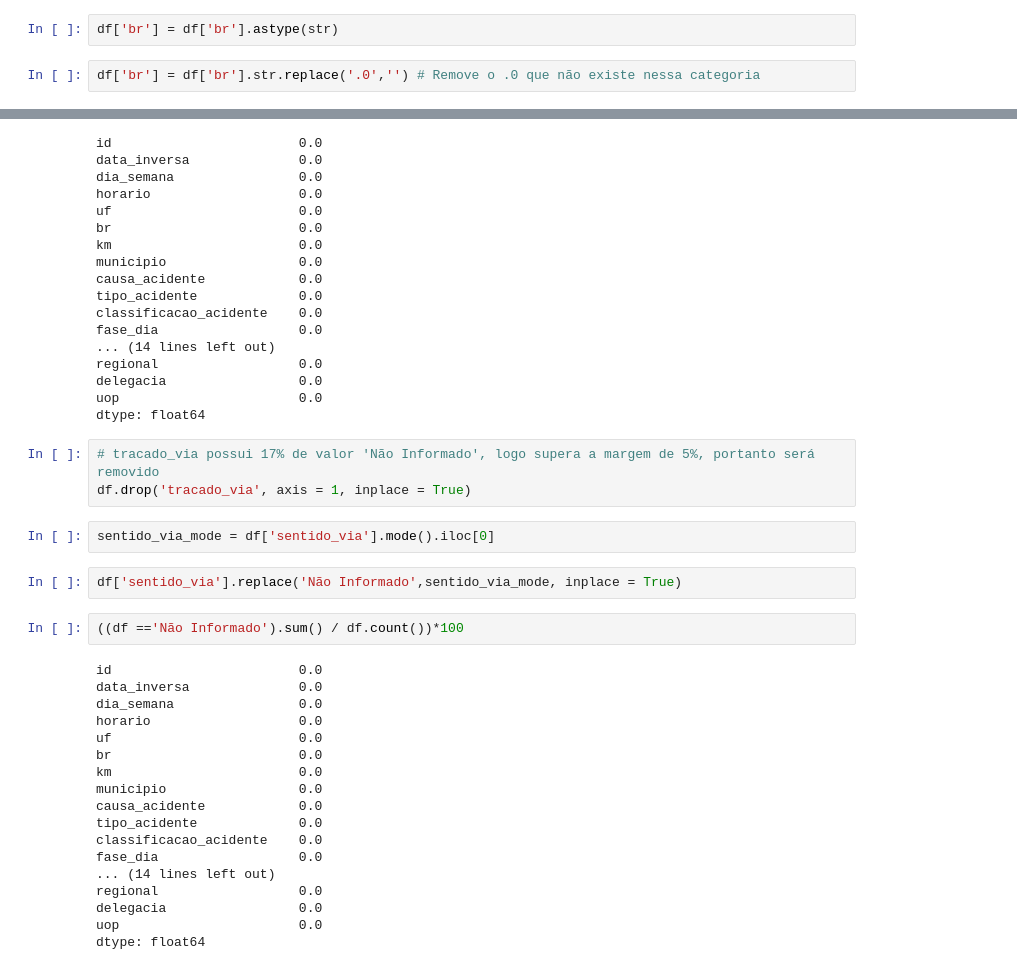
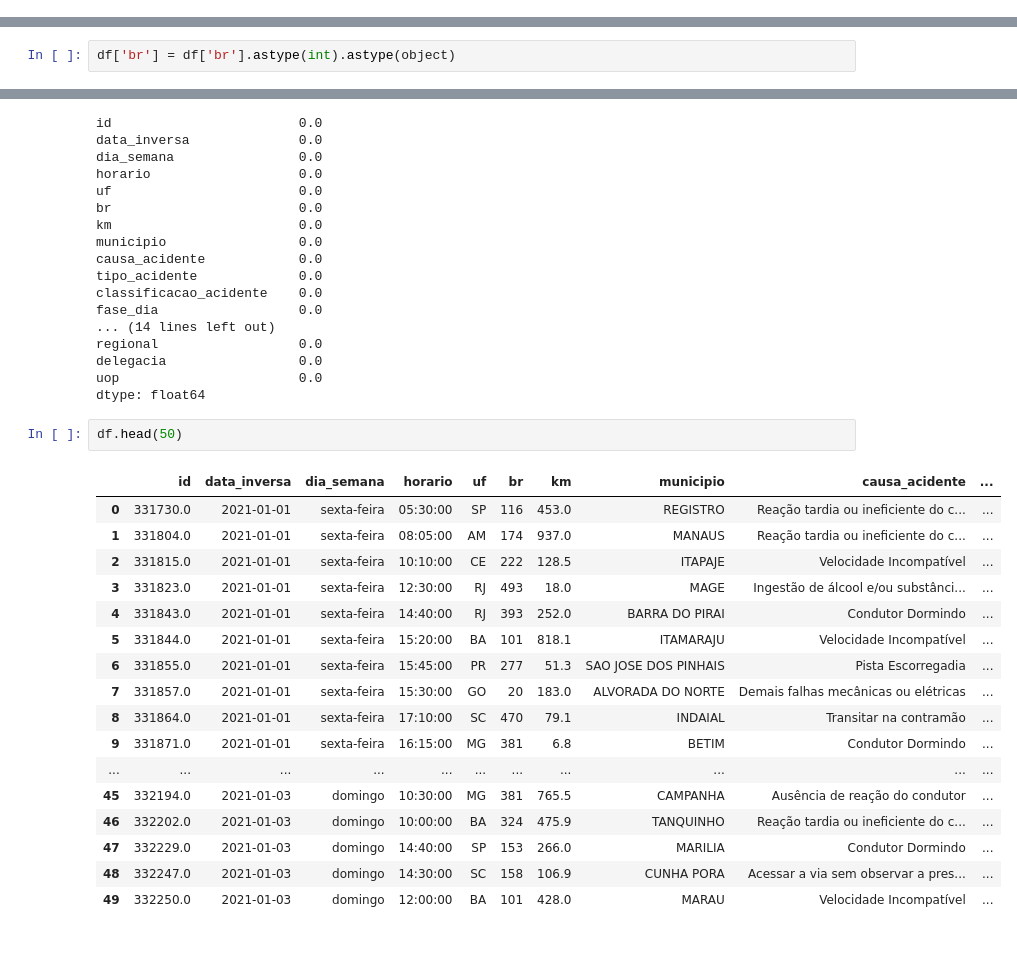
Before and after one commit to Muniz97/Data-Science---Federal-road-accidents---Brazil, a Jupyter notebook: 1 - Data Clean/Federal_accidents_Data_Clean.ipynb, the cells around one changed output, grey strips where cells are left out. Drawn from its saved outputs; the diff is of its cells as text.

```diff
--- a/1 - Data Clean/Federal_accidents_Data_Clean.ipynb
+++ b/1 - Data Clean/Federal_accidents_Data_Clean.ipynb
@@ -70,4 +25,0 @@ memory usage: 42.2+ MB
-# %%
-df['br'] = df['br'].astype(str)
-# %%
-df['br'] = df['br'].str.replace('.0','') # Remove o .0 que não existe nessa categoria
@@ -130,6 +72,8 @@ dtype: float64
 df['km'].fillna(df['km'].mean(), inplace = True)
 # %%
 df[['br', 'regional', 'delegacia', 'uop']] = df[['br', 'regional', 'delegacia', 'uop']].apply(lambda col: col.fillna(col.mode().iloc[0]))
+# %%
+df['br'] = df['br'].astype(int).astype(object)
 # %%
 # Revendo a tratativa
 (df.isnull().sum() / df.count()) * 100
@@ -171,30 +142,23 @@ regional                  0.0
 delegacia                 0.0
 uop                       0.0
 dtype: float64
-# %%
-# tracado_via possui 17% de valor 'Não Informado', logo supera a margem de 5%, portanto será removido
-df.drop('tracado_via', axis = 1, inplace = True)
-# %%
-sentido_via_mode = df['sentido_via'].mode().iloc[0]
-# %%
-df['sentido_via'].replace('Não Informado',sentido_via_mode, inplace = True)
-# %%
-((df =='Não Informado').sum() / df.count())*100
-# %% [output]
-id                        0.0
-data_inversa              0.0
-dia_semana                0.0
-horario                   0.0
-uf                        0.0
-br                        0.0
-km                        0.0
-municipio                 0.0
-causa_acidente            0.0
-tipo_acidente             0.0
-classificacao_acidente    0.0
-fase_dia                  0.0
-... (14 lines left out)
-regional                  0.0
-delegacia                 0.0
-uop                       0.0
-dtype: float64
+# %%
+df.head(50)
+# %% [output]
+|  | id | data_inversa | dia_semana | horario | uf | br | km | municipio | causa_acidente | ... |
+| 0 | 331730.0 | 2021-01-01 | sexta-feira | 05:30:00 | SP | 116 | 453.0 | REGISTRO | Reação tardia ou ineficiente do c... | ... |
+| 1 | 331804.0 | 2021-01-01 | sexta-feira | 08:05:00 | AM | 174 | 937.0 | MANAUS | Reação tardia ou ineficiente do c... | ... |
+| 2 | 331815.0 | 2021-01-01 | sexta-feira | 10:10:00 | CE | 222 | 128.5 | ITAPAJE | Velocidade Incompatível | ... |
+| 3 | 331823.0 | 2021-01-01 | sexta-feira | 12:30:00 | RJ | 493 | 18.0 | MAGE | Ingestão de álcool e/ou substânci... | ... |
+| 4 | 331843.0 | 2021-01-01 | sexta-feira | 14:40:00 | RJ | 393 | 252.0 | BARRA DO PIRAI | Condutor Dormindo | ... |
+| 5 | 331844.0 | 2021-01-01 | sexta-feira | 15:20:00 | BA | 101 | 818.1 | ITAMARAJU | Velocidade Incompatível | ... |
+| 6 | 331855.0 | 2021-01-01 | sexta-feira | 15:45:00 | PR | 277 | 51.3 | SAO JOSE DOS PINHAIS | Pista Escorregadia | ... |
+| 7 | 331857.0 | 2021-01-01 | sexta-feira | 15:30:00 | GO | 20 | 183.0 | ALVORADA DO NORTE | Demais falhas mecânicas ou elétricas | ... |
+| 8 | 331864.0 | 2021-01-01 | sexta-feira | 17:10:00 | SC | 470 | 79.1 | INDAIAL | Transitar na contramão | ... |
+| 9 | 331871.0 | 2021-01-01 | sexta-feira | 16:15:00 | MG | 381 | 6.8 | BETIM | Condutor Dormindo | ... |
+| ... | ... | ... | ... | ... | ... | ... | ... | ... | ... | ... |
+| 45 | 332194.0 | 2021-01-03 | domingo | 10:30:00 | MG | 381 | 765.5 | CAMPANHA | Ausência de reação do condutor | ... |
+| 46 | 332202.0 | 2021-01-03 | domingo | 10:00:00 | BA | 324 | 475.9 | TANQUINHO | Reação tardia ou ineficiente do c... | ... |
+| 47 | 332229.0 | 2021-01-03 | domingo | 14:40:00 | SP | 153 | 266.0 | MARILIA | Condutor Dormindo | ... |
+| 48 | 332247.0 | 2021-01-03 | domingo | 14:30:00 | SC | 158 | 106.9 | CUNHA PORA | Acessar a via sem observar a pres... | ... |
+| 49 | 332250.0 | 2021-01-03 | domingo | 12:00:00 | BA | 101 | 428.0 | MARAU | Velocidade Incompatível | ... |
```
Also changed, not shown: parts of 18 cells of this notebook.
